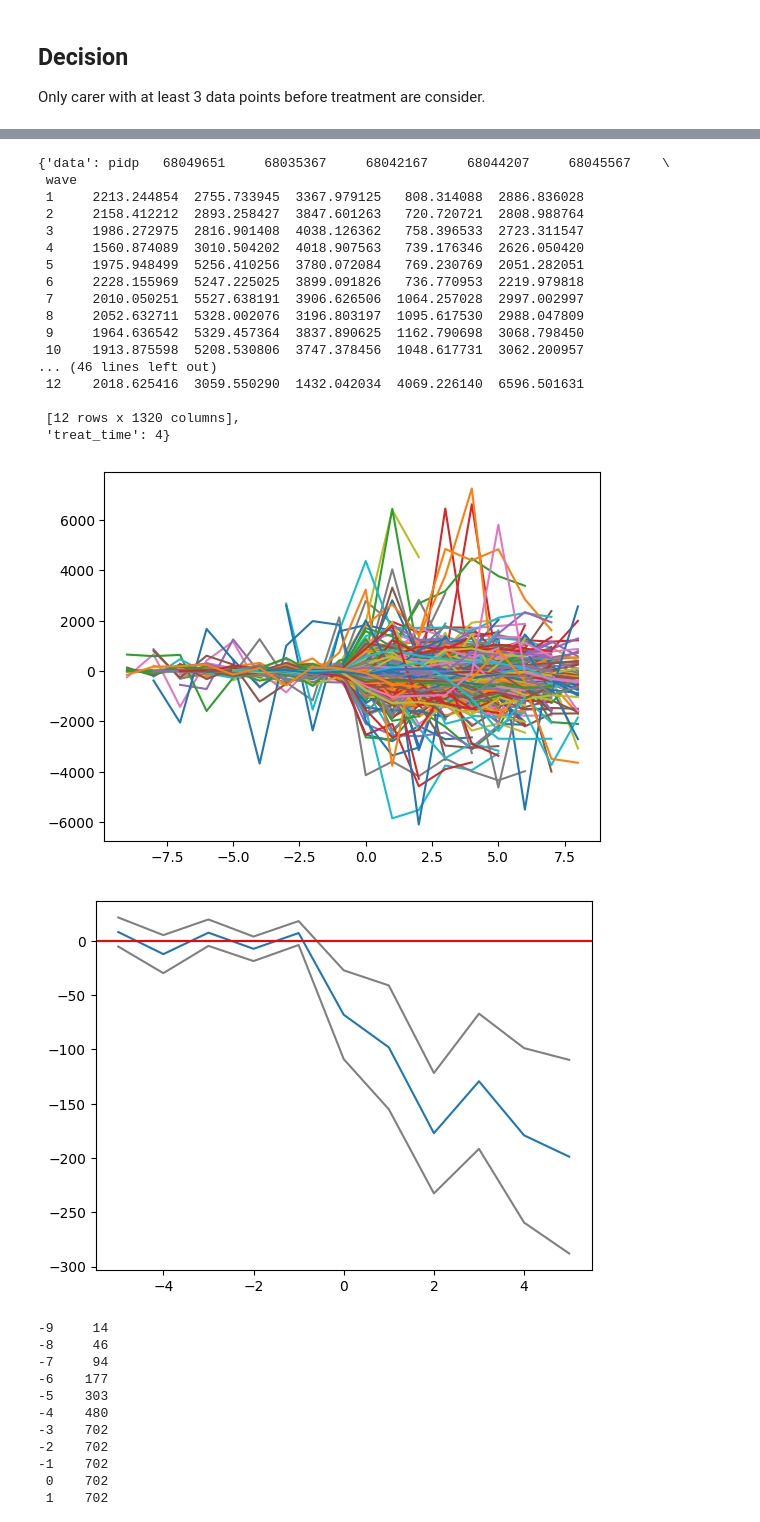
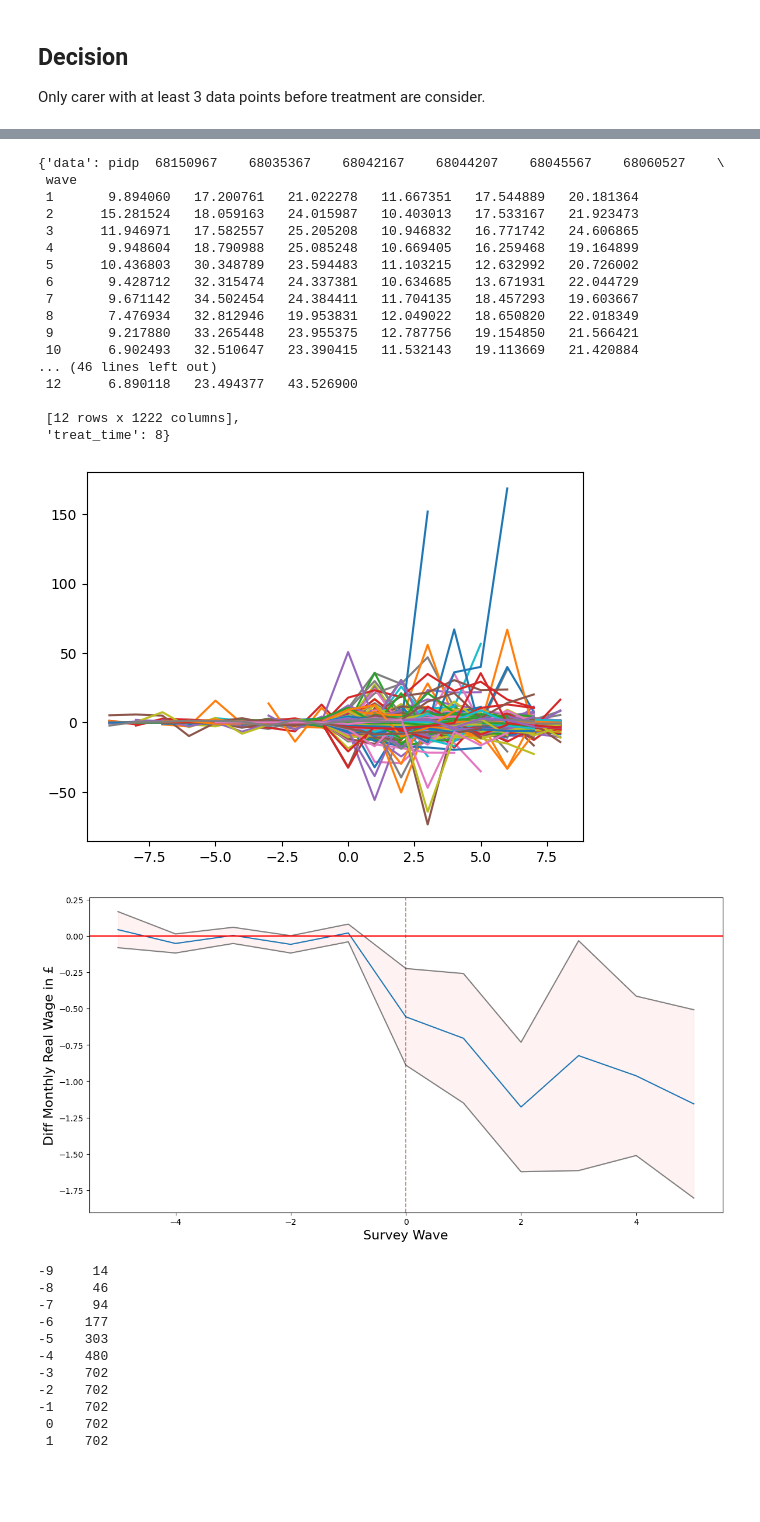
Before and after one commit to centre-for-care/costofcare, a Jupyter notebook: final_analysis.ipynb, the cells around one changed output, grey strips where cells are left out. Cells and saved outputs as stored; diff of their text form; code cells hidden in the pictures; blank space fills up the shorter version.

Commit message:
new analysis only with consecutive waves only

```diff
--- a/final_analysis.ipynb
+++ b/final_analysis.ipynb
@@ -419,7 +419,7 @@ isc_copy = isc_data.copy()
 to_drop = []
 for pidp in isc_data.pidp.unique():
     temp_data = isc_data[isc_data.pidp==pidp].copy()
-    if temp_data.wage_deflated.isnull().any():
+    if temp_data.wage_h_deflated.isnull().any():
         to_drop.append(pidp)
 isc_copy = isc_copy[~isc_copy.pidp.isin(to_drop)]
 # %%
@@ -507,9 +507,9 @@ def get_control_clean(c_data, t_data):
         # HUGE PROBLEM HERE waves need to match exactly!!! do not use range!!!
         idx = c_data[(c_data.wave >= init) & (controls.wave <= last_wave)].groupby('pidp')['pidp'].transform('count') == length
         sub_sample = c_data[(c_data.wave >= init) & (controls.wave <= last_wave)][idx].reset_index(drop=True)
-        treat = t_data[t_data.pidp == t_id].pivot(index='wave', columns='pidp', values='wage_deflated')
+        treat = t_data[t_data.pidp == t_id].pivot(index='wave', columns='pidp', values='wage_h_deflated')
         #treat.columns = ['treated']
-        sub_sample = sub_sample.pivot(index='wave', columns='pidp', values='wage_deflated')
+        sub_sample = sub_sample.pivot(index='wave', columns='pidp', values='wage_h_deflated')
         sub_sample = pd.concat([treat, sub_sample], axis=1, join="inner")
         out['data'] = sub_sample
         out['treat_time'] = treat_time
@@ -533,23 +533,23 @@ carers[carers.pidp==89124205]
 # %%
 samples[1]
 # %% [output]
-{'data': pidp   68049651     68035367     68042167     68044207     68045567    \
+{'data': pidp  68150967    68035367    68042167    68044207    68045567    68060527    \
  wave
- 1     2213.244854  2755.733945  3367.979125   808.314088  2886.836028
- 2     2158.412212  2893.258427  3847.601263   720.720721  2808.988764
- 3     1986.272975  2816.901408  4038.126362   758.396533  2723.311547
- 4     1560.874089  3010.504202  4018.907563   739.176346  2626.050420
- 5     1975.948499  5256.410256  3780.072084   769.230769  2051.282051
- 6     2228.155969  5247.225025  3899.091826   736.770953  2219.979818
- 7     2010.050251  5527.638191  3906.626506  1064.257028  2997.002997
- 8     2052.632711  5328.002076  3196.803197  1095.617530  2988.047809
- 9     1964.636542  5329.457364  3837.890625  1162.790698  3068.798450
- 10    1913.875598  5208.530806  3747.378456  1048.617731  3062.200957
+ 1       9.894060   17.200761   21.022278   11.667351   17.544889   20.181364
+ 2      15.281524   18.059163   24.015987   10.403013   17.533167   21.923473
+ 3      11.946971   17.582557   25.205208   10.946832   16.771742   24.606865
+ 4       9.948604   18.790988   25.085248   10.669405   16.259468   19.164899
+ 5      10.436803   30.348789   23.594483   11.103215   12.632992   20.726002
+ 6       9.428712   32.315474   24.337381   10.634685   13.671931   22.044729
+ 7       9.671142   34.502454   24.384411   11.704135   18.457293   19.603667
+ 8       7.476934   32.812946   19.953831   12.049022   18.650820   22.018349
+ 9       9.217880   33.265448   23.955375   12.787756   19.154850   21.566421
+ 10      6.902493   32.510647   23.390415   11.532143   19.113669   21.420884
 ... (46 lines left out)
- 12    2018.625416  3059.550290  1432.042034  4069.226140  6596.501631
+ 12      6.890118   23.494377   43.526900
 
- [12 rows x 1320 columns],
- 'treat_time': 4}
+ [12 rows x 1222 columns],
+ 'treat_time': 8}
 # %%
 from typing import List
 from operator import add
@@ -609,18 +609,29 @@ def isc(data_objects: list) -> dict:
 # %%
 isc_list = isc(samples)
 # %% [output]
-[figure, old version]
+[figure, new version]
 # %%
 import math
+import matplotlib.ticker as mtick
+from matplotlib.pyplot import figure
+
+figure(figsize=(14, 7))
 differences = pd.concat(isc_list['diffs'], axis=1).sort_index()
 differences.loc[-5:5].mean(axis=1).plot()
 (differences.loc[-5:5].mean(axis=1) + (1.96*(differences.loc[-5:5].std(axis=1)/differences.loc[-5:5].count(axis=1).apply(math.sqrt)))).plot(color='grey')
 (differences.loc[-5:5].mean(axis=1) - (1.96*(differences.loc[-5:5].std(axis=1)/differences.loc[-5:5].count(axis=1).apply(math.sqrt)))).plot(color='grey')
 differences.count()
+plt.axvline(x=0, linestyle='--', color='darkred', alpha=.5, linewidth=1.25)
+plt.xlabel('Survey Wave', fontsize=16)
+plt.ylabel('Diff Monthly Real Wage in £', fontsize=16)
 plt.axhline(y=0, color='r', linestyle='-')
+plt.fill_between(x=differences.loc[-5:5].index,
+                 y1=differences.loc[-5:5].mean(axis=1) + (1.96*(differences.loc[-5:5].std(axis=1)/differences.loc[-5:5].count(axis=1).apply(math.sqrt))),
+                 y2=differences.loc[-5:5].mean(axis=1) - (1.96*(differences.loc[-5:5].std(axis=1)/differences.loc[-5:5].count(axis=1).apply(math.sqrt))),
+                     color='red', alpha=0.05)
 plt.show()
 # %% [output]
-[figure, old version]
+[figure, new version]
 # %%
 differences.count(axis=1)
 # %% [output]
```
Also changed, not shown: parts of 4 cells of this notebook, 1 other file.
